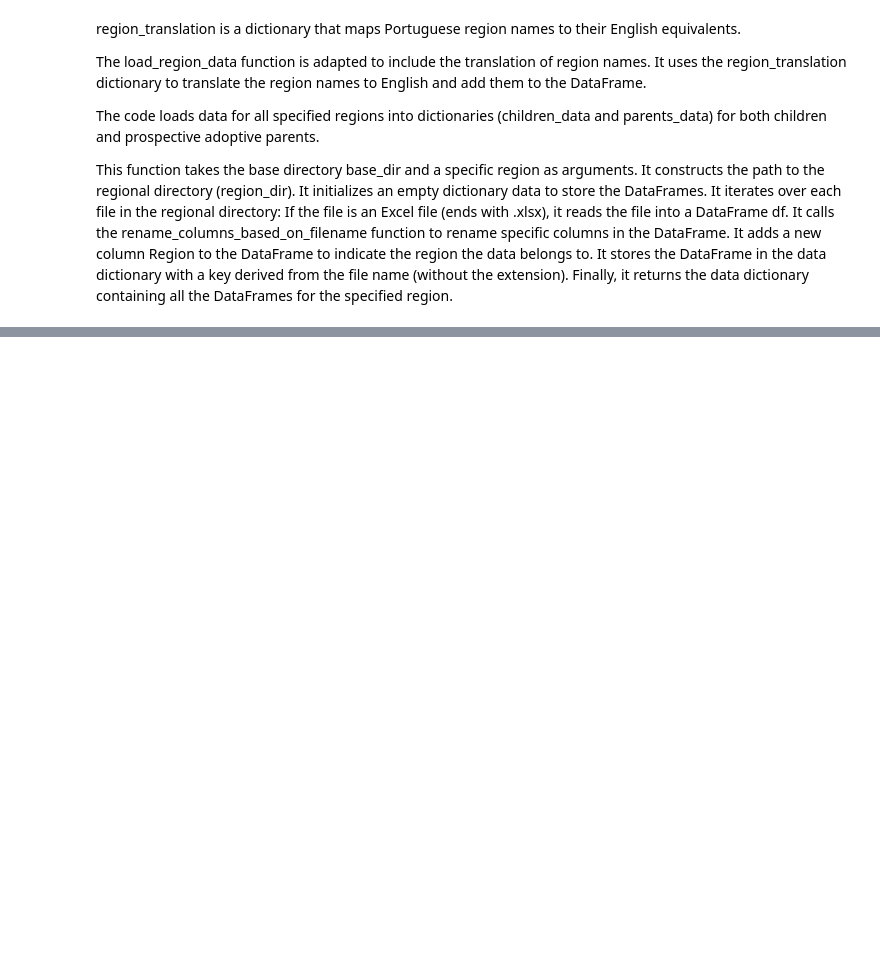
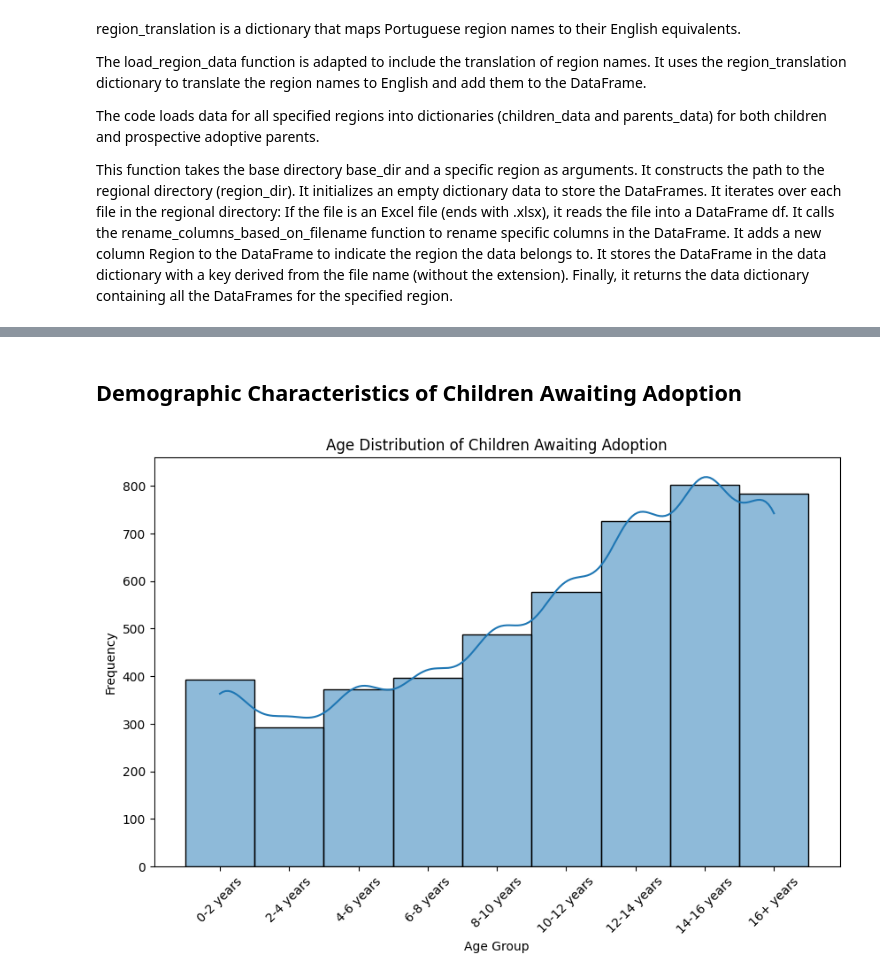
Before and after one commit to giulliadeux/br_adoption, a Jupyter notebook: Adoption in Brazil.ipynb, the cells around one changed output, grey strips where cells are left out. Drawn from its saved outputs; the diff is of its cells as text; code cells hidden in the pictures; blank space fills up the shorter version.

```diff
--- a/Adoption in Brazil.ipynb
+++ b/Adoption in Brazil.ipynb
@@ -215,6 +312,11 @@ translation_dict_content = {
     'disease': {
         'Não': 'No', 'Sim': 'Yes'
     },
+
+    'disease_preference': {
+        'Não': 'No', 'Sim': 'Yes'
+    },
+
     'infectious_disease': {
         'Não': 'No', 'Sim': 'Yes'
     },
@@ -886,0 +1065,13 @@ Summary statistics:
+# %% [markdown]
+## Demographic Characteristics of Children Awaiting Adoption
+# %%
+# Histogram for age distribution
+plt.figure(figsize=(10, 6))
+sns.histplot(data=children_consolidated, x='age_group', kde=True)
+plt.title('Age Distribution of Children Awaiting Adoption')
+plt.xlabel('Age Group')
+plt.ylabel('Frequency')
+plt.xticks(rotation=45)
+plt.show()
+# %% [output]
+[figure, added]
```
Also changed, not shown: parts of 84 cells of this notebook, 7 other files.
